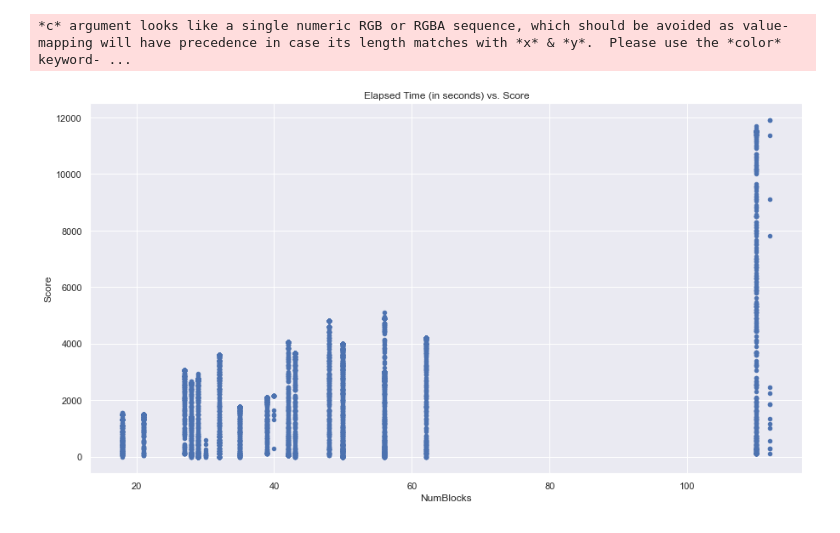
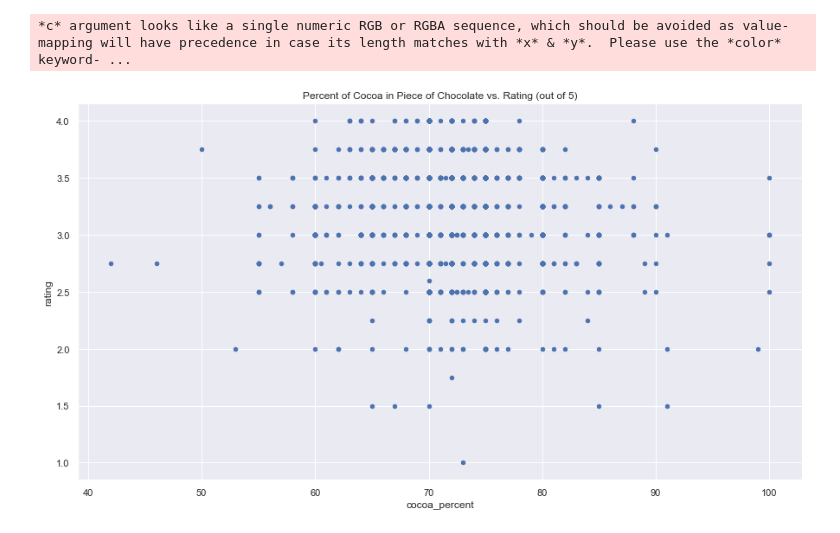
Before and after one commit to lwpondscum/CIS9660_Lab_1, a Jupyter notebook: CIS9660_Lab_1.ipynb, the cells around one changed output. Saved outputs shown, nothing was run; the diff lists cells and outputs as text; code cells hidden in the pictures.

```diff
--- a/CIS9660_Lab_1.ipynb
+++ b/CIS9660_Lab_1.ipynb
@@ -13,13 +13,13 @@ warnings.filterwarnings("ignore")
 # %%
 #import data
 #source: https://www.kaggle.com/datasets/soroushghaderi/chocolate-bar-2020
-chocolate = pd.read_csv('https://raw.githubusercontent.com/lwpondscum/CIS9660_Lab_1/main/GameStats.csv')
+chocolate = pd.read_csv('https://raw.githubusercontent.com/lwpondscum/CIS9660_Lab_1/main/chocolate.csv')
 # %%
-#make a scatter plot of Elapsed Time (in seconds) versus Score
-chocolate.plot(kind='scatter', x = 'NumBlocks', y = 'Score')
-plt.title('Elapsed Time (in seconds) vs. Score')
+#make a scatter plot of cocoa percent vs rating
+chocolate.plot(kind='scatter', x = 'cocoa_percent', y = 'rating')
+plt.title('Percent of Cocoa in Piece of Chocolate vs. Rating (out of 5)')
 sns.set(rc = {'figure.figsize':(15,8)})
 plt.show()
 # %% [output]
 *c* argument looks like a single numeric RGB or RGBA sequence, which should be avoided as value-mapping will have precedence in case its length matches with *x* & *y*.  Please use the *color* keyword- ...
-[figure, old version]
+[figure, new version]
```
Also changed, not shown: parts of 9 cells of this notebook.
